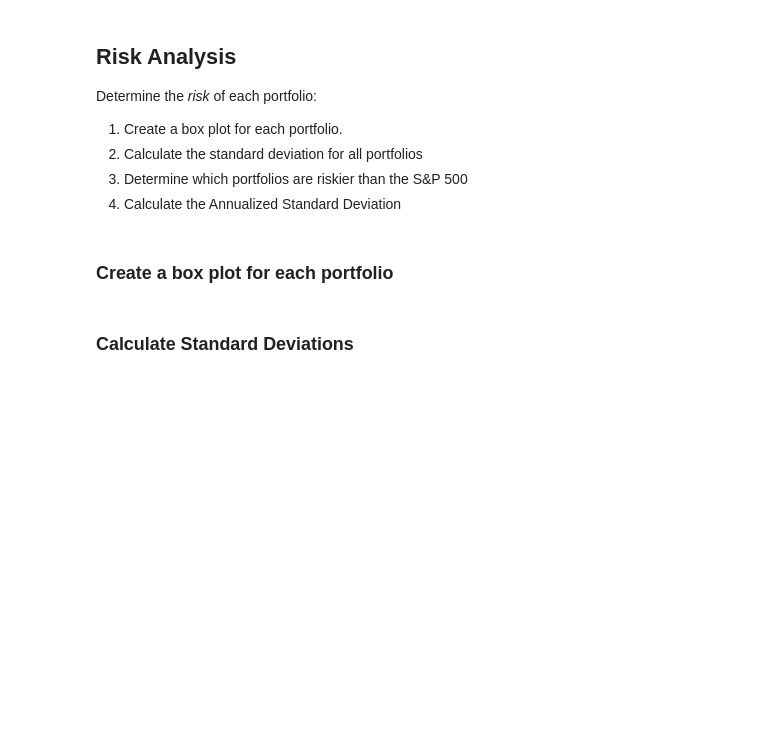
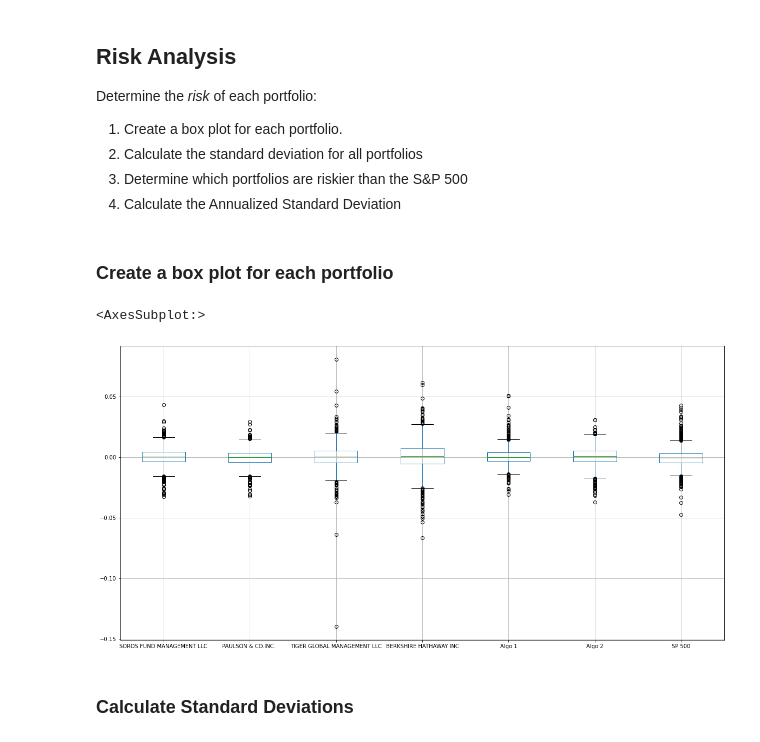
Before and after one commit to Olegreg762/FintechBootcamp, a Jupyter notebook: pandas_homework/Instructions/Starter_Code/whale_analysis.ipynb, the cells around one changed output. Cells and saved outputs as stored; diff of their text form; code cells hidden in the pictures; blank space fills up the shorter version.

```diff
--- a/pandas_homework/Instructions/Starter_Code/whale_analysis.ipynb
+++ b/pandas_homework/Instructions/Starter_Code/whale_analysis.ipynb
@@ -253,6 +259,10 @@ Determine the _risk_ of each portfolio:
 ### Create a box plot for each portfolio
 # %%
 # Box plot to visually show risk
+combined_returns.boxplot(figsize=(20, 10))
+# %% [output]
+<AxesSubplot:>
+[figure, added]
 # %% [markdown]
 ### Calculate Standard Deviations
 # %%
```
Also changed, not shown: parts of 8 cells of this notebook.
